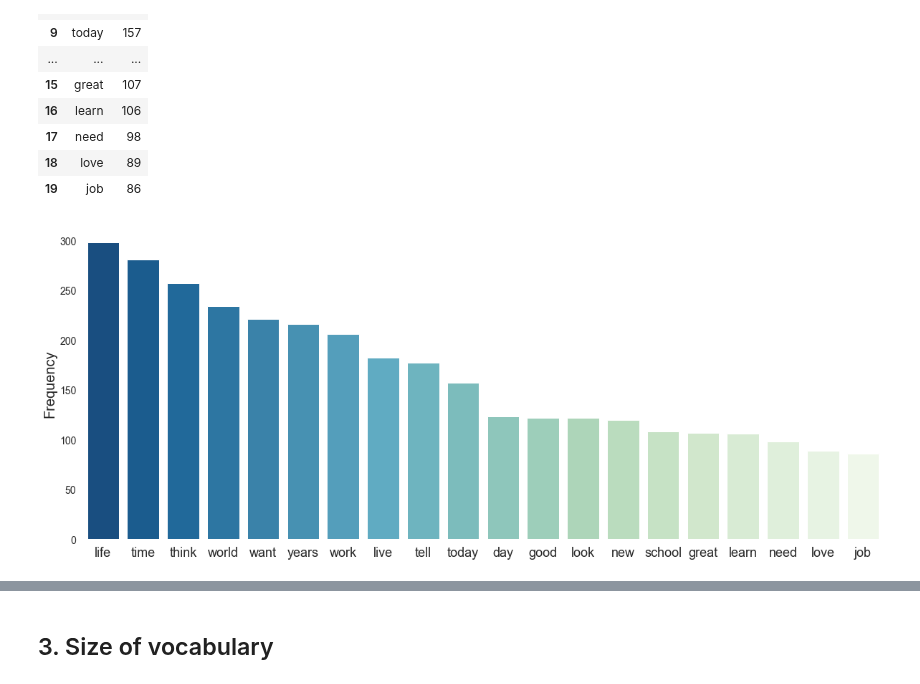
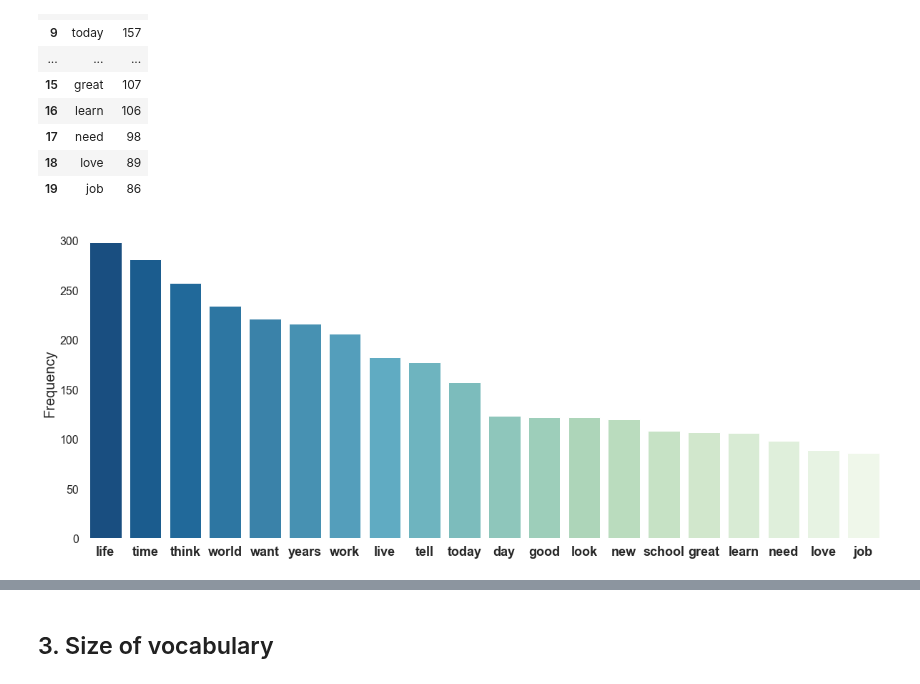
Before and after one commit to katiehuang1221/NLP-Analysis-On-Motivational-Speeches, a Jupyter notebook: notebook/04_EDA.ipynb, the cells around one changed output, grey strips where cells are left out. Saved outputs shown, nothing was run; the diff lists cells and outputs as text; code cells hidden in the pictures.

Commit message:
xlabel bold

```diff
--- a/notebook/04_EDA.ipynb
+++ b/notebook/04_EDA.ipynb
@@ -85,21 +85,21 @@ most_common
 # %%
 # Barplot
 sns.set_style('white')
 p = sns.color_palette("GnBu_r",20)
 sns.set_palette(p)
 
 fig, ax = plt.subplots(figsize=[20,8])
 sns.barplot(x='word',y='freq',data=most_common)
 # ax.set_title('Most commonly used words among all addresses',fontsize=20)
 ax.set_ylabel('Frequency',fontsize=20)
 ax.set_xlabel('',fontsize=30)
 plt.box(on=None)
-plt.xticks(fontsize=18)
-plt.yticks(fontsize=14);
+plt.xticks(fontsize=18,fontweight='bold')
+plt.yticks(fontsize=16);
 
 fig.savefig('../plot/most_common_words.pdf', bbox_inches='tight', transparent=True)
 # %% [output]
-[figure, old version]
+[figure, new version]
 # %%
 # Pickle the list of common words
 # Can add to stop_words for topic modeling
```
Also changed, not shown: 1 other file.
